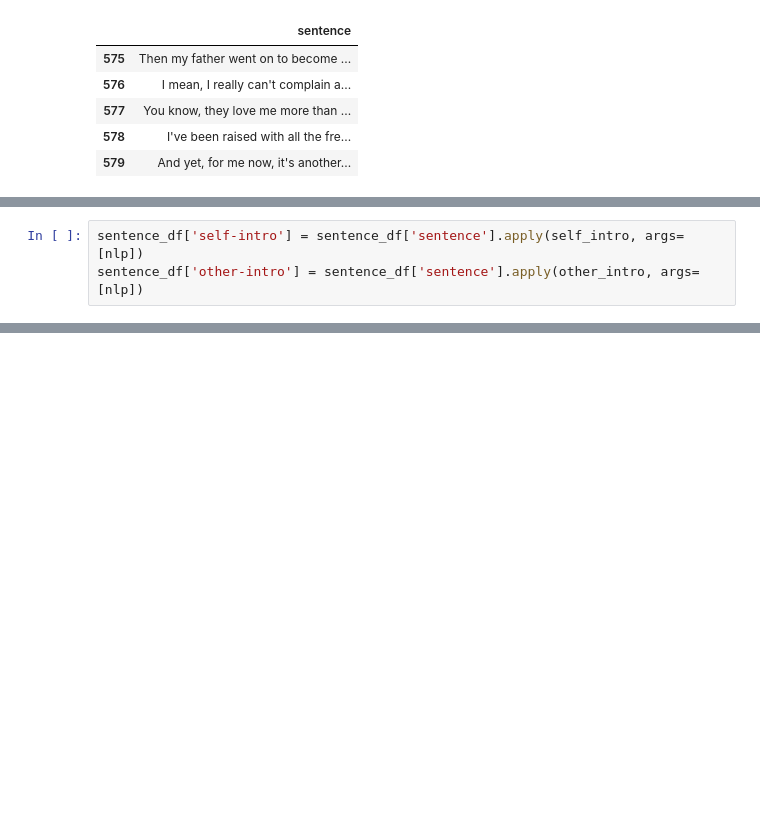
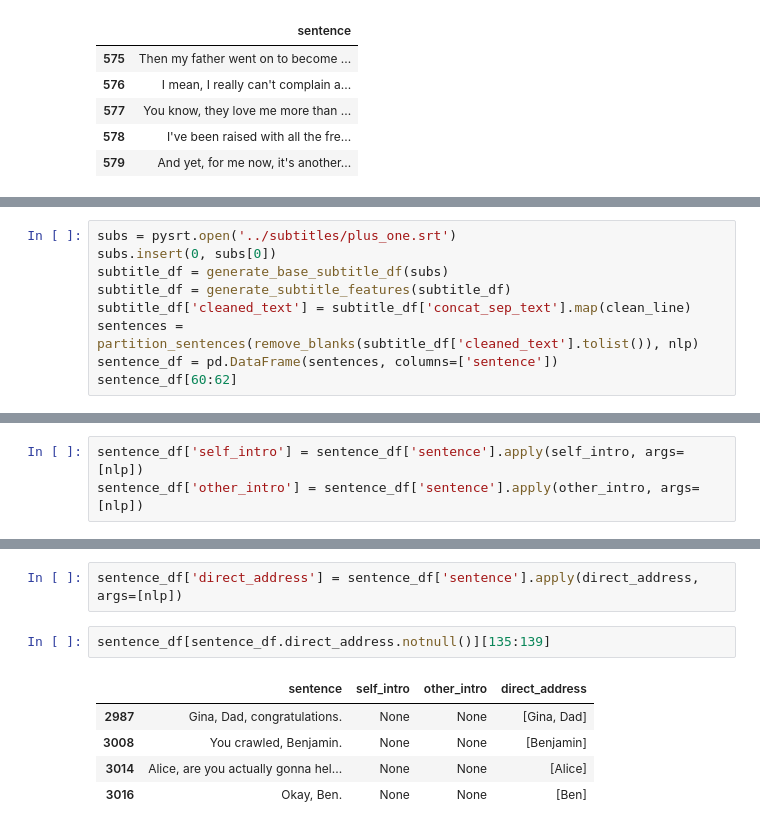
Before and after one commit to JohnTheTripper/moviegoer-prototype, a Jupyter notebook: subtitle_features/subtitle_dataframes.ipynb, the cells around one changed output, grey strips where cells are left out. Cells and saved outputs as stored; diff of their text form; blank space fills up the shorter version.

Commit message:
direct-address

```diff
--- a/subtitle_features/subtitle_dataframes.ipynb
+++ b/subtitle_features/subtitle_dataframes.ipynb
@@ -153,0 +157,9 @@ sentence_df[575:580]
+# %%
+subs = pysrt.open('../subtitles/plus_one.srt')
+subs.insert(0, subs[0])
+subtitle_df = generate_base_subtitle_df(subs)
+subtitle_df = generate_subtitle_features(subtitle_df)
+subtitle_df['cleaned_text'] = subtitle_df['concat_sep_text'].map(clean_line)
+sentences = partition_sentences(remove_blanks(subtitle_df['cleaned_text'].tolist()), nlp)
+sentence_df = pd.DataFrame(sentences, columns=['sentence'])
+sentence_df[60:62]
@@ -156,3 +175,3 @@ We've also previously defined some functions to identify when characters identif
 # %%
-sentence_df['self-intro'] = sentence_df['sentence'].apply(self_intro, args=[nlp])
-sentence_df['other-intro'] = sentence_df['sentence'].apply(other_intro, args=[nlp])
+sentence_df['self_intro'] = sentence_df['sentence'].apply(self_intro, args=[nlp])
+sentence_df['other_intro'] = sentence_df['sentence'].apply(other_intro, args=[nlp])
@@ -167,0 +196,10 @@ sentence_df[275:280]
+# %%
+sentence_df['direct_address'] = sentence_df['sentence'].apply(direct_address, args=[nlp])
+# %%
+sentence_df[sentence_df.direct_address.notnull()][135:139]
+# %% [output]
+|  | sentence | self_intro | other_intro | direct_address |
+| 2987 | Gina, Dad, congratulations. | None | None | [Gina, Dad] |
+| 3008 | You crawled, Benjamin. | None | None | [Benjamin] |
+| 3014 | Alice, are you actually gonna hel... | None | None | [Alice] |
+| 3016 | Okay, Ben. | None | None | [Ben] |
```
Also changed, not shown: parts of 8 cells of this notebook.
